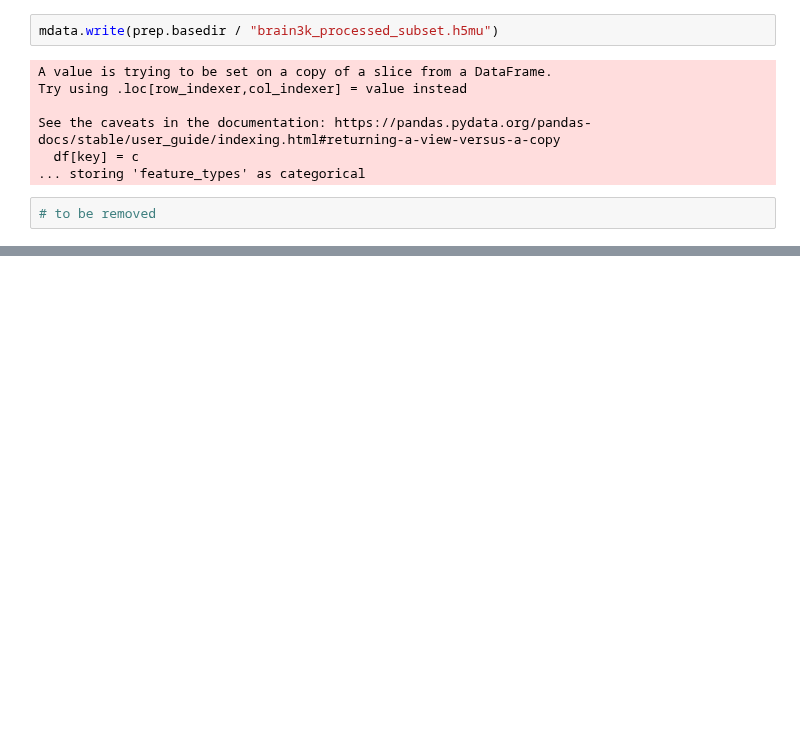
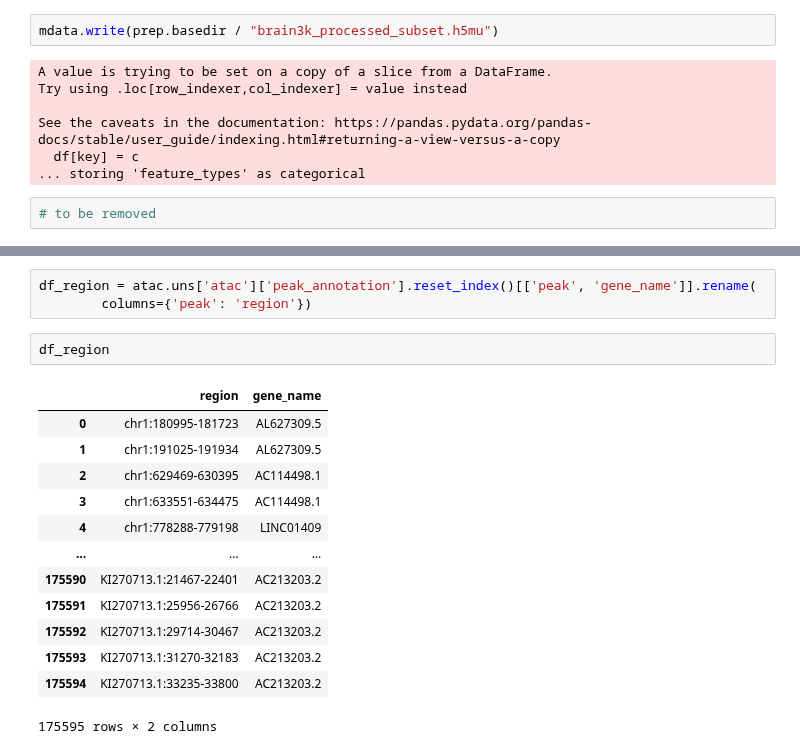
Before and after one commit to Bayer-Group/cellenium, a Jupyter notebook: data_import/public_data/3k_brain_cells_subset.ipynb, the cells around one changed output, grey strips where cells are left out. Drawn from its saved outputs; the diff is of its cells as text; blank space fills up the shorter version.

```diff
--- a/data_import/public_data/3k_brain_cells_subset.ipynb
+++ b/data_import/public_data/3k_brain_cells_subset.ipynb
@@ -227,0 +266,19 @@ See the caveats in the documentation: https://pandas.pydata.org/pandas-docs/stab
+# %%
+df_region = atac.uns['atac']['peak_annotation'].reset_index()[['peak', 'gene_name']].rename(
+        columns={'peak': 'region'})
+# %%
+df_region
+# %% [output]
+|  | region | gene_name |
+| 0 | chr1:180995-181723 | AL627309.5 |
+| 1 | chr1:191025-191934 | AL627309.5 |
+| 2 | chr1:629469-630395 | AC114498.1 |
+| 3 | chr1:633551-634475 | AC114498.1 |
+| 4 | chr1:778288-779198 | LINC01409 |
+| ... | ... | ... |
+| 175590 | KI270713.1:21467-22401 | AC213203.2 |
+| 175591 | KI270713.1:25956-26766 | AC213203.2 |
+| 175592 | KI270713.1:29714-30467 | AC213203.2 |
+| 175593 | KI270713.1:31270-32183 | AC213203.2 |
+| 175594 | KI270713.1:33235-33800 | AC213203.2 |
+175595 rows × 2 columns
```
Also changed, not shown: parts of 5 cells of this notebook, 1 other file.
